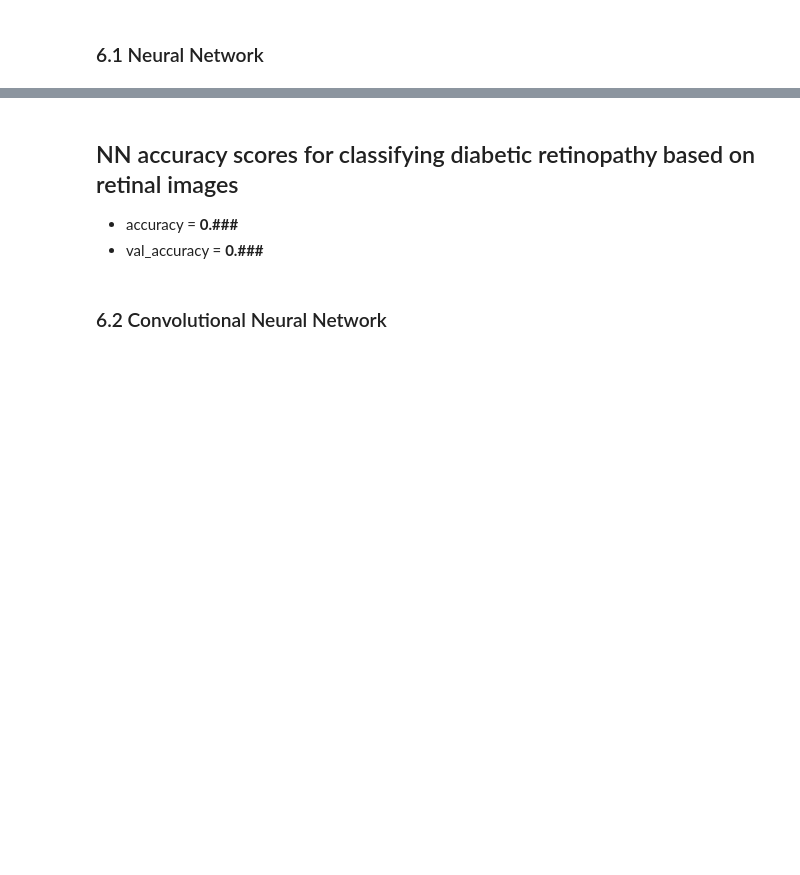
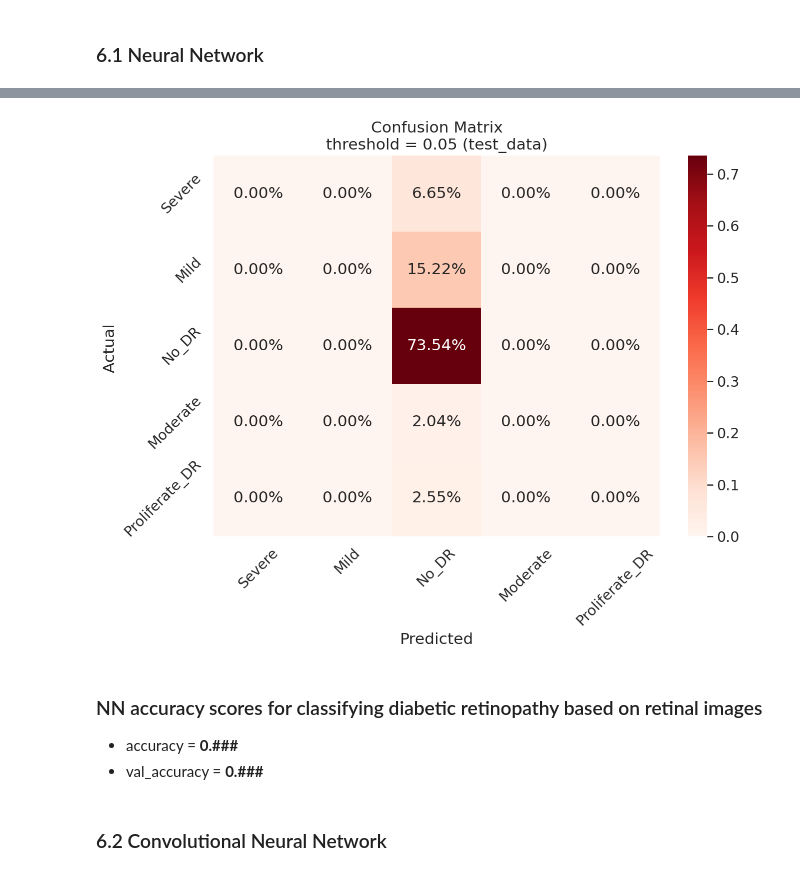
Before and after one commit to slp22/deep-learning-project, a Jupyter notebook: dl_diabetic_retinopathy_model.ipynb, the cells around one changed output, grey strips where cells are left out. Cells and saved outputs as stored; diff of their text form; code cells hidden in the pictures; blank space fills up the shorter version.

Commit message:
debug predictions

```diff
--- a/dl_diabetic_retinopathy_model.ipynb
+++ b/dl_diabetic_retinopathy_model.ipynb
@@ -704,3 +718,19 @@ tf.keras.utils.plot_model(
 # %%
 # save NN_model
 NN_model.save_weights('NN_model_saved.h5')
+# %%
+# https://gist.github.com/RyanAkilos/3808c17f79e77c4117de35aa68447045
+
+test_data.reset()
+
+#Confusion Matrix and Classification Report
+y_true = test_data.classes
+Y_pred = NN_model.predict_generator(test_data)
+y_pred = np.argmax(Y_pred, axis=1)
+
+print('Confusion Matrix')
+print(confusion_matrix(y_true, y_pred))
+
+print('Classification Report')
+target_names = ['Severe', 'Mild','No_DR','Moderate','Proliferate_DR']
+print(classification_report(test_data.classes, y_pred, target_names=target_names))
@@ -707,6 +756,29 @@ NN_model.save_weights('NN_model_saved.h5')
+# %%
+cm = confusion_matrix(test_data.classes, y_pred)
+cm
+
+# plt.rcParams['figure.dpi'] = 250
+# plt.rcParams['savefig.dpi'] = 250
+
+ax = sns.heatmap(cm/np.sum(cm),fmt='.2%', annot=True, cmap='Reds')
+target_names = ['Severe', 'Mild','No_DR','Moderate','Proliferate_DR']
+
+plt.xticks(rotation=45)
+plt.yticks(rotation=45)
+
+ax.xaxis.set_ticklabels(target_names)
+ax.yaxis.set_ticklabels(target_names)
+
+plt.title('Confusion Matrix' '\n' 'threshold = 0.05 (test_data)')
+ax.set_xlabel('Predicted')
+ax.set_ylabel('Actual ')
+
+plt.savefig("NN_confusion-matrix.png");
+# %% [output]
+[figure, added]
 # %% [markdown]
 
-## NN accuracy scores for classifying diabetic retinopathy based on retinal images
+### NN accuracy scores for classifying diabetic retinopathy based on retinal images
 * accuracy = **0.###**
 * val_accuracy = **0.###**
 # %% [markdown]
```
Also changed, not shown: parts of 46 cells of this notebook.
